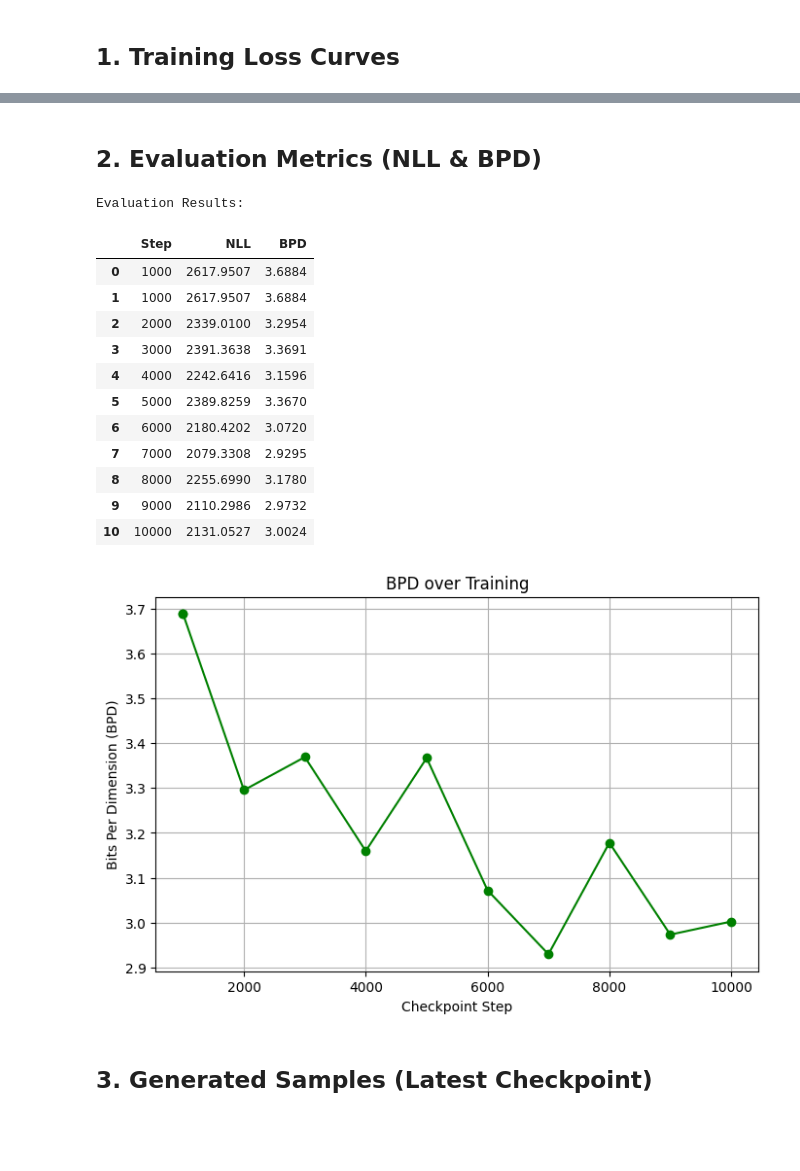
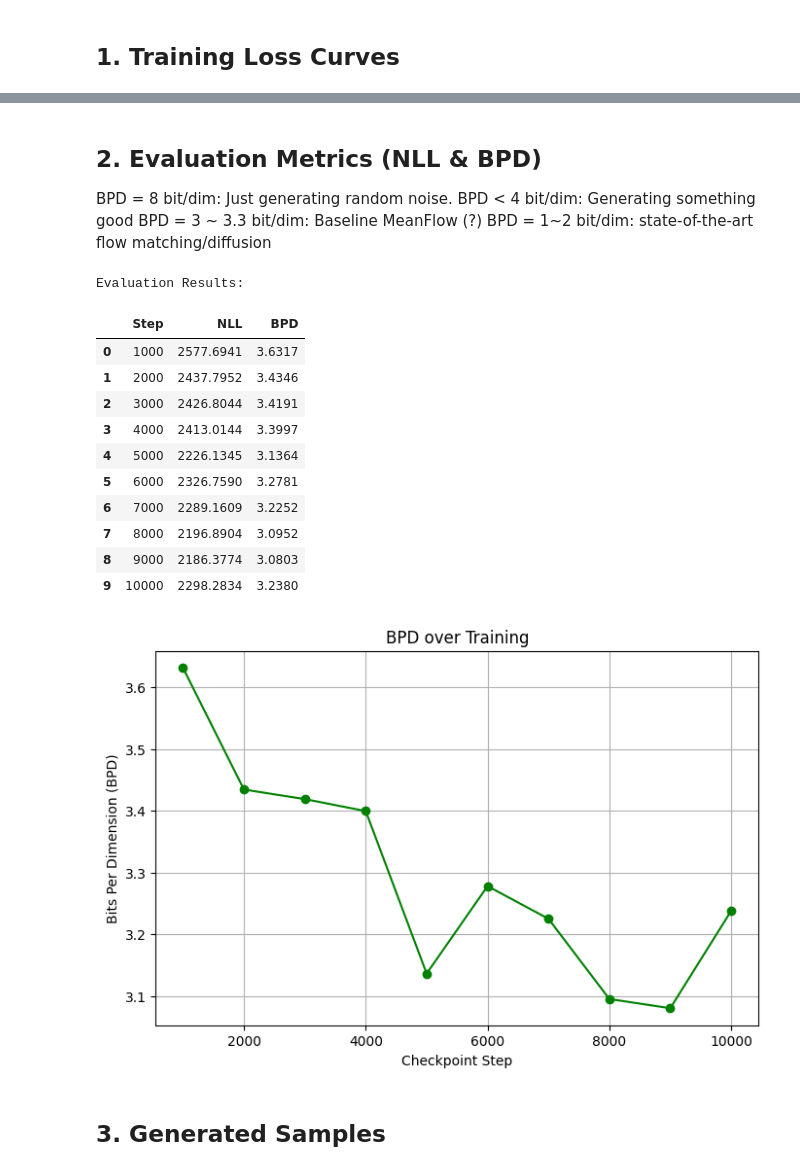
Before and after one commit to hanezu/haidog-MeanFlow, a Jupyter notebook: visualize_mnist_experiment.ipynb, the cells around one changed output, grey strips where cells are left out. Cells and saved outputs as stored; diff of their text form; code cells hidden in the pictures; blank space fills up the shorter version.

Commit message:
Update visualization

```diff
--- a/visualize_mnist_experiment.ipynb
+++ b/visualize_mnist_experiment.ipynb
@@ -6,9 +6,13 @@ It loads the training logs, plots loss curves, displays generated samples, and s
 # %%
 # --- Configuration ---
 # Set your experiment name here (folder name inside 'results/')
+# EXP_NAME = "baseline_Dec_06-21_18"  # batch_size=32
+EXP_NAME = "baseline_Dec_07-13_21"  # batch_size=32, gradient_accumulation_steps=4
 # EXP_NAME = "t_uniform_r_lognorm_instant_prob_45_resample"
-EXP_NAME = "baseline_Dec_06-21_18"  # batch_size=32
-# EXP_NAME = "baseline_Dec_07-13_21"  # batch_size=32, gradient_accumulation_steps=4
+
+# evaluation file name (default: evaluation_results.txt)
+# EVAL_NAME = "evaluation_results.txt"
+EVAL_NAME = "evaluation_results_100.txt"
 
 import os
 import subprocess
@@ -18,7 +22,7 @@ from vis_utils import plot_training_curves, show_eval_results, show_generated_sa
 exp_dir = os.path.join("results", EXP_NAME)
 log_file = os.path.join(exp_dir, "log.txt")
 images_dir = os.path.join(exp_dir, "images")
-eval_results_file = os.path.join(exp_dir, "evaluation_results.txt")
+eval_results_file = os.path.join(exp_dir, EVAL_NAME)
 
 print(f"Visualizing Experiment: {EXP_NAME}")
 print(f"Directory: {exp_dir}")
@@ -34,31 +38,35 @@ plot_training_curves(log_file)
-# %% [markdown]
-## 2. Evaluation Metrics (NLL & BPD)
+# %% [markdown]
+## 2. Evaluation Metrics (NLL & BPD)
+
+BPD = 8 bit/dim: Just generating random noise.
+BPD < 4 bit/dim: Generating something good
+BPD = 3 ~ 3.3 bit/dim: Baseline MeanFlow (?)
+BPD = 1~2 bit/dim: state-of-the-art flow matching/diffusion
 # %%
 # Evaluate on only the last checkpoint
-# show_eval_results(eval_results_file, EXP_NAME)
+# show_eval_results(eval_results_file, EXP_NAME, limit_batches=1)
 
 # Evaluate on a specific checkpoint
-# show_eval_results(eval_results_file, EXP_NAME, ckpt_step=1000)
+# show_eval_results(eval_results_file, EXP_NAME, ckpt_step=1000, limit_batches=1)
 
 # Evaluate on ALL checkpoints (very expensive!)
-show_eval_results(eval_results_file, EXP_NAME, show_all=True)
+show_eval_results(eval_results_file, EXP_NAME, show_all=True, limit_batches=1)
 # %% [output]
 Evaluation Results:
 |  | Step | NLL | BPD |
-| 0 | 1000 | 2617.9507 | 3.6884 |
-| 1 | 1000 | 2617.9507 | 3.6884 |
-| 2 | 2000 | 2339.0100 | 3.2954 |
-| 3 | 3000 | 2391.3638 | 3.3691 |
-| 4 | 4000 | 2242.6416 | 3.1596 |
-| 5 | 5000 | 2389.8259 | 3.3670 |
-| 6 | 6000 | 2180.4202 | 3.0720 |
-| 7 | 7000 | 2079.3308 | 2.9295 |
-| 8 | 8000 | 2255.6990 | 3.1780 |
-| 9 | 9000 | 2110.2986 | 2.9732 |
-| 10 | 10000 | 2131.0527 | 3.0024 |
+| 0 | 1000 | 2577.6941 | 3.6317 |
+| 1 | 2000 | 2437.7952 | 3.4346 |
+| 2 | 3000 | 2426.8044 | 3.4191 |
+| 3 | 4000 | 2413.0144 | 3.3997 |
+| 4 | 5000 | 2226.1345 | 3.1364 |
+| 5 | 6000 | 2326.7590 | 3.2781 |
+| 6 | 7000 | 2289.1609 | 3.2252 |
+| 7 | 8000 | 2196.8904 | 3.0952 |
+| 8 | 9000 | 2186.3774 | 3.0803 |
+| 9 | 10000 | 2298.2834 | 3.2380 |
-[figure, old version]
+[figure, new version]
 # %% [markdown]
-## 3. Generated Samples (Latest Checkpoint)
+## 3. Generated Samples
 # %%
 show_generated_samples(images_dir)
 # %% [output]
```
Also changed, not shown: parts of 3 cells of this notebook, 2 other files.
